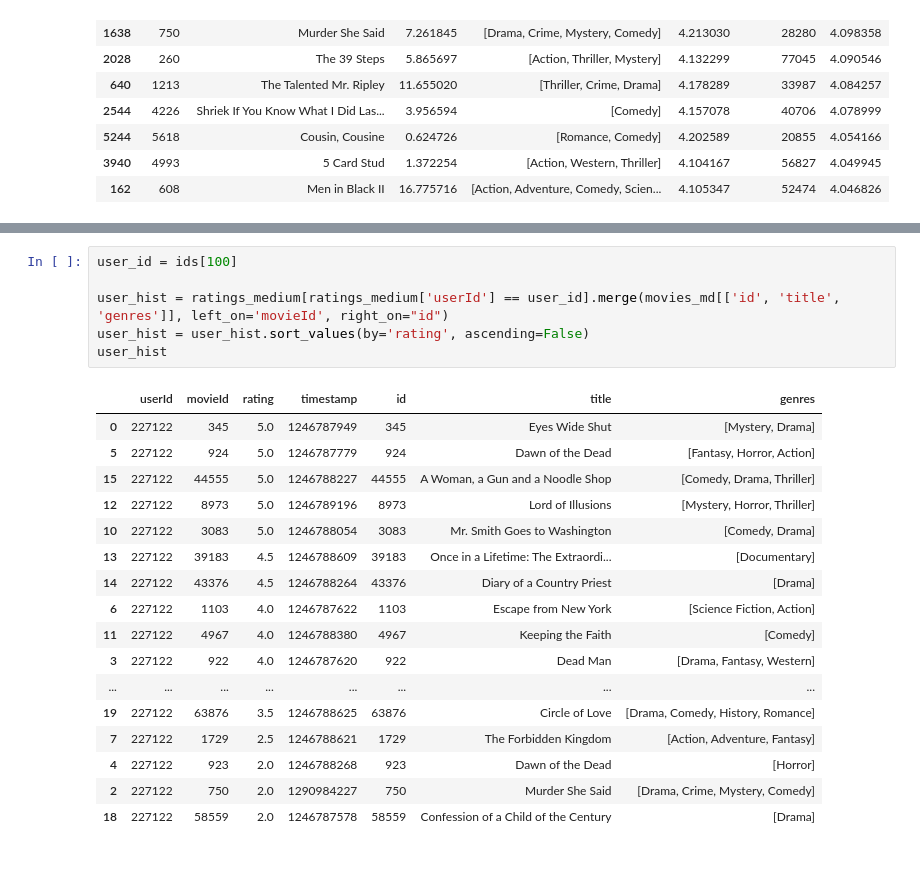
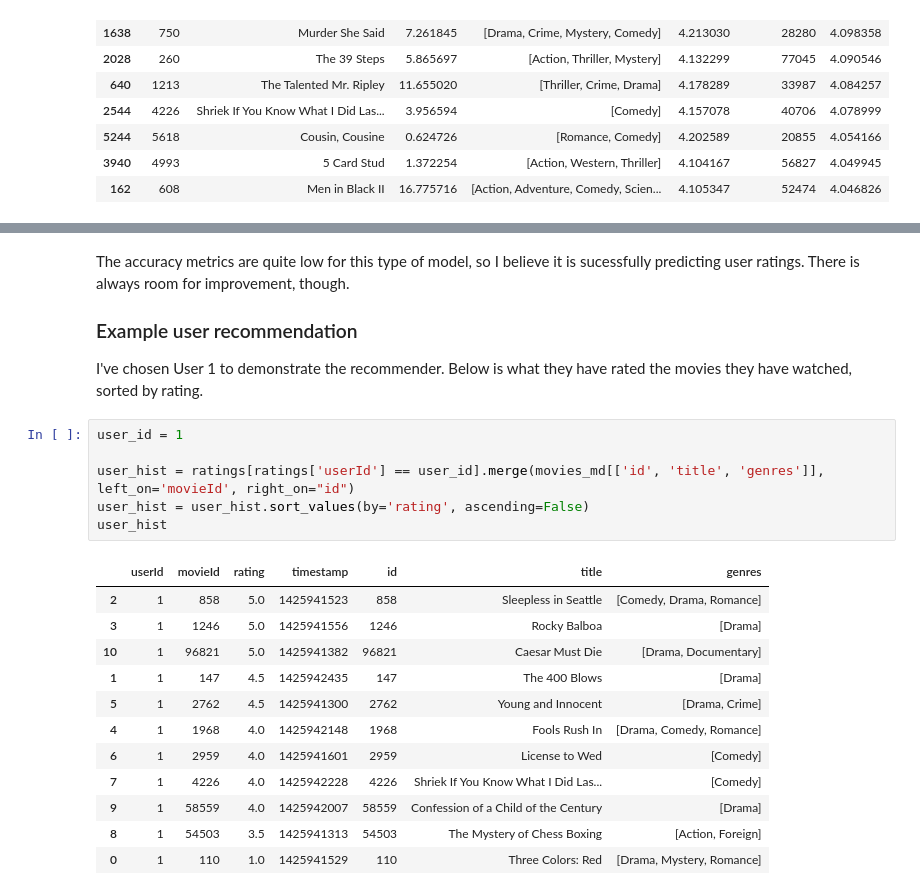
Before and after one commit to eva-burns/movie-recommender-eb, a Jupyter notebook: Movie_Recommender_Final.ipynb, the cells around one changed output, grey strips where cells are left out. Saved outputs shown, nothing was run; the diff lists cells and outputs as text; blank space fills up the shorter version.

```diff
--- a/Movie_Recommender_Final.ipynb
+++ b/Movie_Recommender_Final.ipynb
@@ -263,24 +322,25 @@ svd.fit(trainset)
+# %% [markdown]
+The accuracy metrics are quite low for this type of model, so I believe it is sucessfully predicting user ratings. There is always room for improvement, though.
+
+### Example user recommendation
+
+I've chosen User 1 to demonstrate the recommender. Below is what they have rated the movies they have watched, sorted by rating.
 # %%
-user_id = ids[100]
+user_id = 1
 
-user_hist = ratings_medium[ratings_medium['userId'] == user_id].merge(movies_md[['id', 'title', 'genres']], left_on='movieId', right_on="id")
+user_hist = ratings[ratings['userId'] == user_id].merge(movies_md[['id', 'title', 'genres']], left_on='movieId', right_on="id")
 user_hist = user_hist.sort_values(by='rating', ascending=False)
 user_hist
 # %% [output]
 |  | userId | movieId | rating | timestamp | id | title | genres |
-| 0 | 227122 | 345 | 5.0 | 1246787949 | 345 | Eyes Wide Shut | [Mystery, Drama] |
-| 5 | 227122 | 924 | 5.0 | 1246787779 | 924 | Dawn of the Dead | [Fantasy, Horror, Action] |
-| 15 | 227122 | 44555 | 5.0 | 1246788227 | 44555 | A Woman, a Gun and a Noodle Shop | [Comedy, Drama, Thriller] |
-| 12 | 227122 | 8973 | 5.0 | 1246789196 | 8973 | Lord of Illusions | [Mystery, Horror, Thriller] |
-| 10 | 227122 | 3083 | 5.0 | 1246788054 | 3083 | Mr. Smith Goes to Washington | [Comedy, Drama] |
-| 13 | 227122 | 39183 | 4.5 | 1246788609 | 39183 | Once in a Lifetime: The Extraordi... | [Documentary] |
-| 14 | 227122 | 43376 | 4.5 | 1246788264 | 43376 | Diary of a Country Priest | [Drama] |
-| 6 | 227122 | 1103 | 4.0 | 1246787622 | 1103 | Escape from New York | [Science Fiction, Action] |
-| 11 | 227122 | 4967 | 4.0 | 1246788380 | 4967 | Keeping the Faith | [Comedy] |
-| 3 | 227122 | 922 | 4.0 | 1246787620 | 922 | Dead Man | [Drama, Fantasy, Western] |
-| ... | ... | ... | ... | ... | ... | ... | ... |
-| 19 | 227122 | 63876 | 3.5 | 1246788625 | 63876 | Circle of Love | [Drama, Comedy, History, Romance] |
-| 7 | 227122 | 1729 | 2.5 | 1246788621 | 1729 | The Forbidden Kingdom | [Action, Adventure, Fantasy] |
-| 4 | 227122 | 923 | 2.0 | 1246788268 | 923 | Dawn of the Dead | [Horror] |
-| 2 | 227122 | 750 | 2.0 | 1290984227 | 750 | Murder She Said | [Drama, Crime, Mystery, Comedy] |
-| 18 | 227122 | 58559 | 2.0 | 1246787578 | 58559 | Confession of a Child of the Century | [Drama] |
+| 2 | 1 | 858 | 5.0 | 1425941523 | 858 | Sleepless in Seattle | [Comedy, Drama, Romance] |
+| 3 | 1 | 1246 | 5.0 | 1425941556 | 1246 | Rocky Balboa | [Drama] |
+| 10 | 1 | 96821 | 5.0 | 1425941382 | 96821 | Caesar Must Die | [Drama, Documentary] |
+| 1 | 1 | 147 | 4.5 | 1425942435 | 147 | The 400 Blows | [Drama] |
+| 5 | 1 | 2762 | 4.5 | 1425941300 | 2762 | Young and Innocent | [Drama, Crime] |
+| 4 | 1 | 1968 | 4.0 | 1425942148 | 1968 | Fools Rush In | [Drama, Comedy, Romance] |
+| 6 | 1 | 2959 | 4.0 | 1425941601 | 2959 | License to Wed | [Comedy] |
+| 7 | 1 | 4226 | 4.0 | 1425942228 | 4226 | Shriek If You Know What I Did Las... | [Comedy] |
+| 9 | 1 | 58559 | 4.0 | 1425942007 | 58559 | Confession of a Child of the Century | [Drama] |
+| 8 | 1 | 54503 | 3.5 | 1425941313 | 54503 | The Mystery of Chess Boxing | [Action, Foreign] |
+| 0 | 1 | 110 | 1.0 | 1425941529 | 110 | Three Colors: Red | [Drama, Mystery, Romance] |
```
Also changed, not shown: parts of 42 cells of this notebook, 15 other files.
